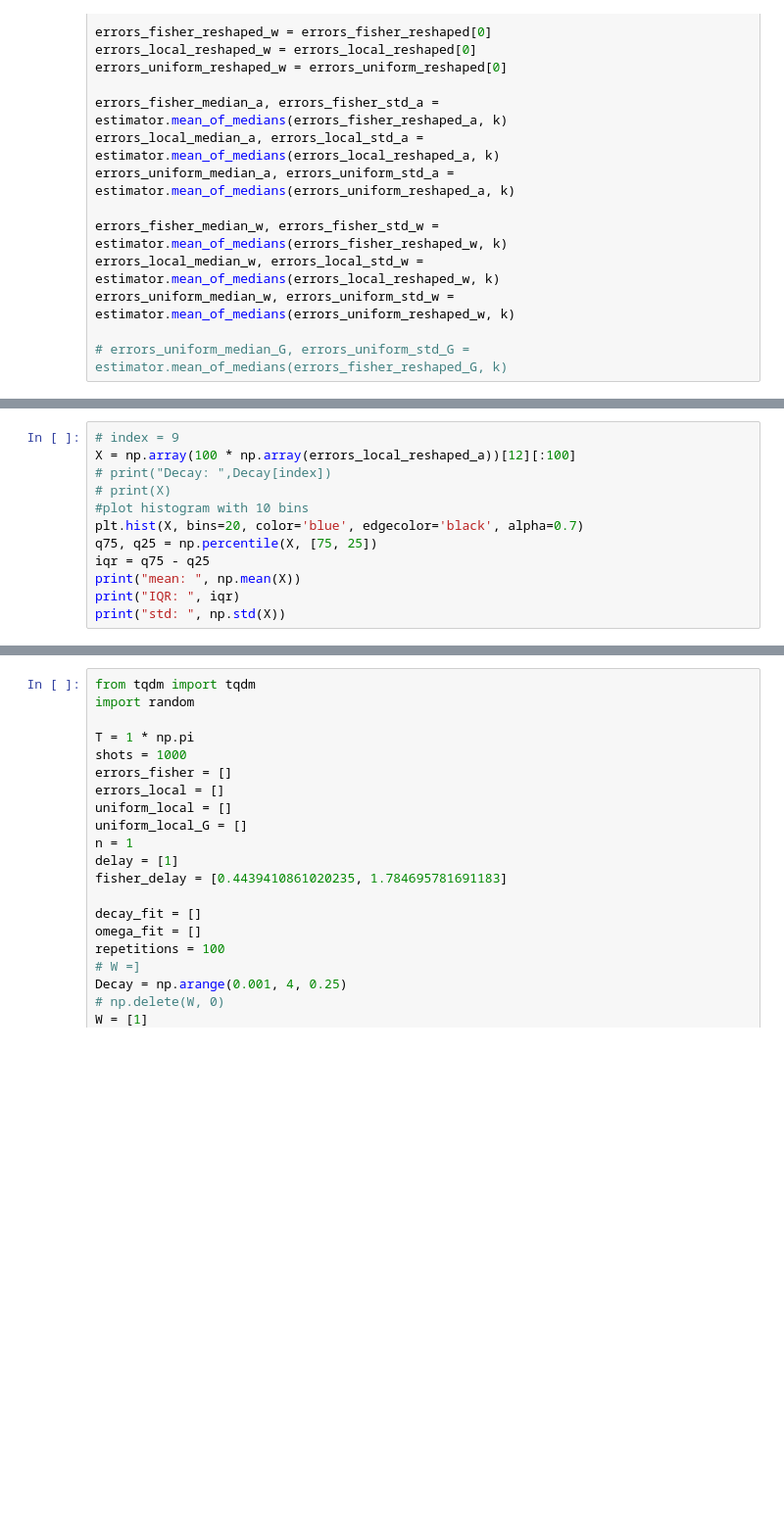
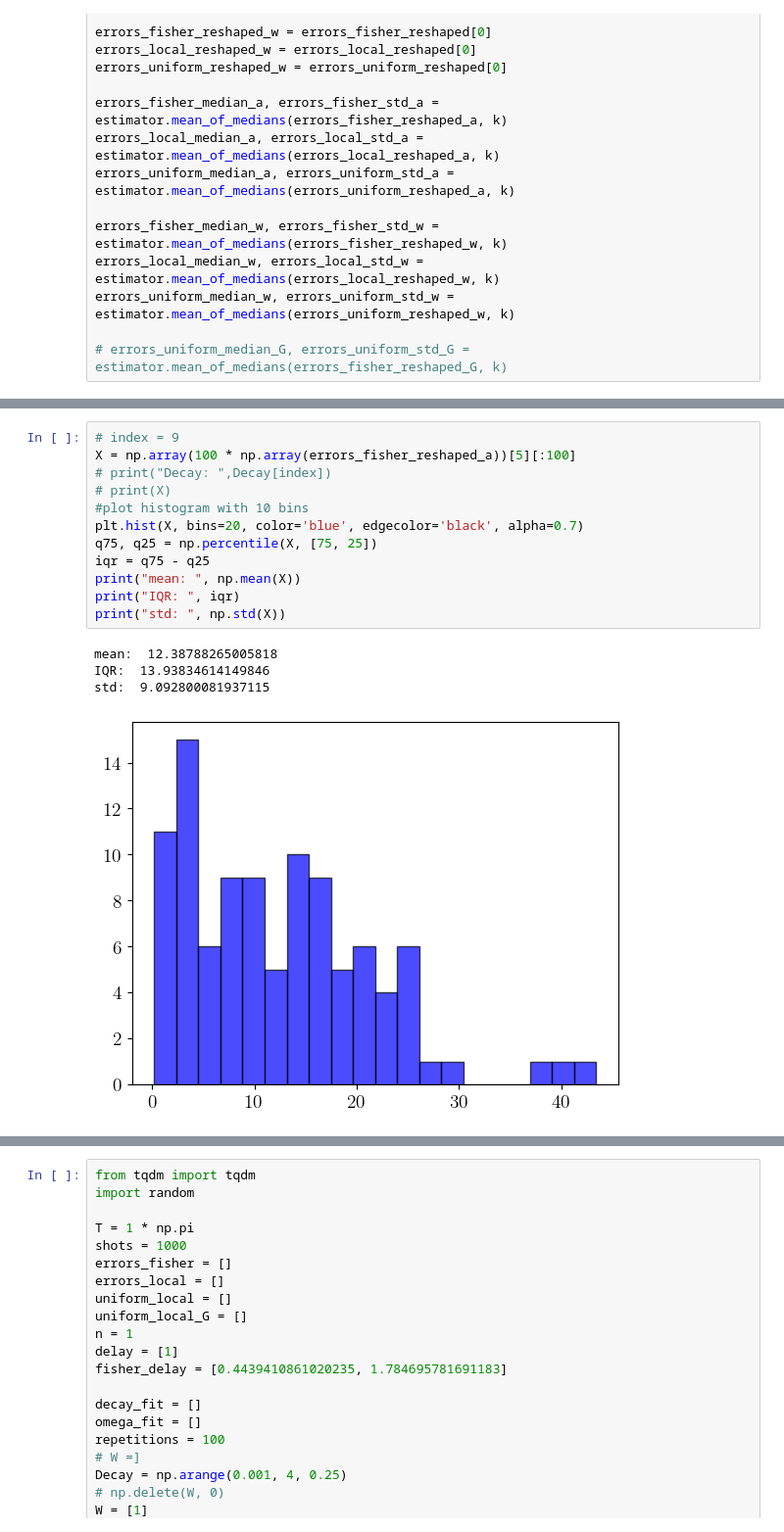
Before and after one commit to Davidkatom/Crosstalk, a Jupyter notebook: Comparisons/error_vs_decay.ipynb, the cells around one changed output, grey strips where cells are left out. Shown at 98% size. Saved outputs shown, nothing was run; the diff lists cells and outputs as text; blank space fills up the shorter version.

```diff
--- a/Comparisons/error_vs_decay.ipynb
+++ b/Comparisons/error_vs_decay.ipynb
@@ -313,13 +319,18 @@ plt.legend()
 # %%
 # index = 9
-X = np.array(100 * np.array(errors_local_reshaped_a))[12][:100]
+X = np.array(100 * np.array(errors_fisher_reshaped_a))[5][:100]
 # print("Decay: ",Decay[index])
 # print(X)
 #plot histogram with 10 bins
 plt.hist(X, bins=20, color='blue', edgecolor='black', alpha=0.7)
 q75, q25 = np.percentile(X, [75, 25])
 iqr = q75 - q25
 print("mean: ", np.mean(X))
 print("IQR: ", iqr)
 print("std: ", np.std(X))
+# %% [output]
+mean:  12.38788265005818
+IQR:  13.93834614149846
+std:  9.092800081937115
+[figure, added]
 # %%
```
Also changed, not shown: parts of 9 cells of this notebook, 2 other files.
